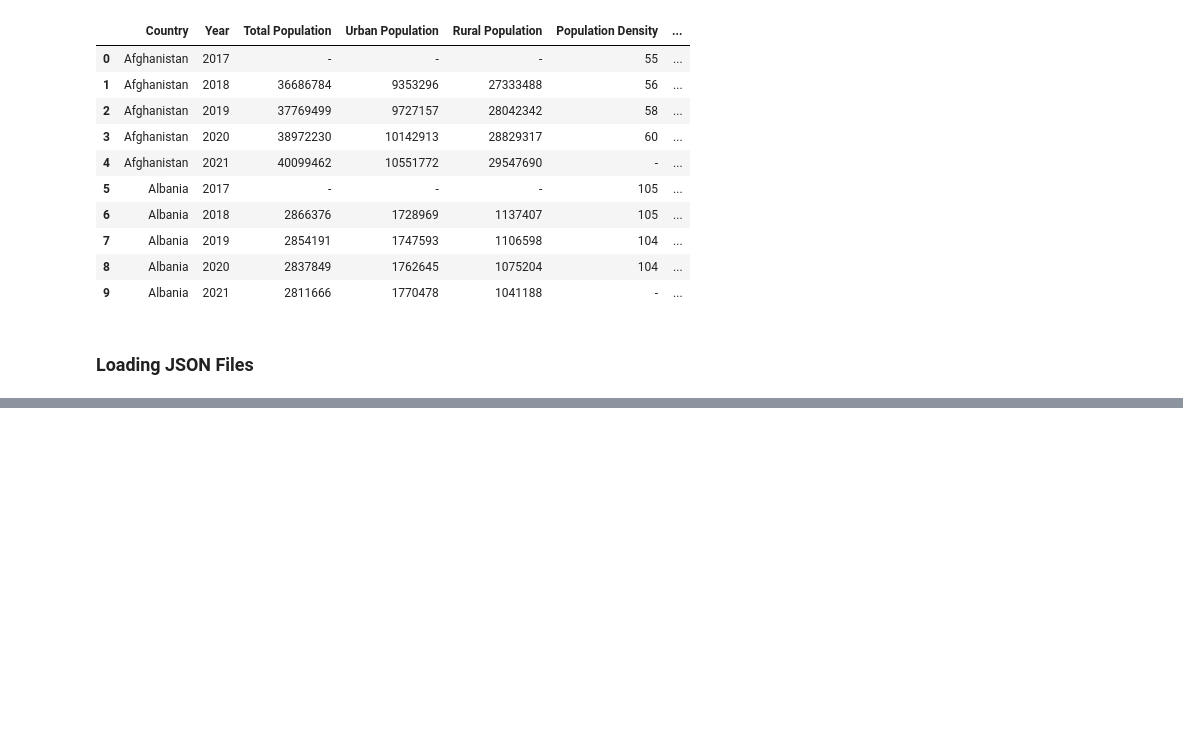
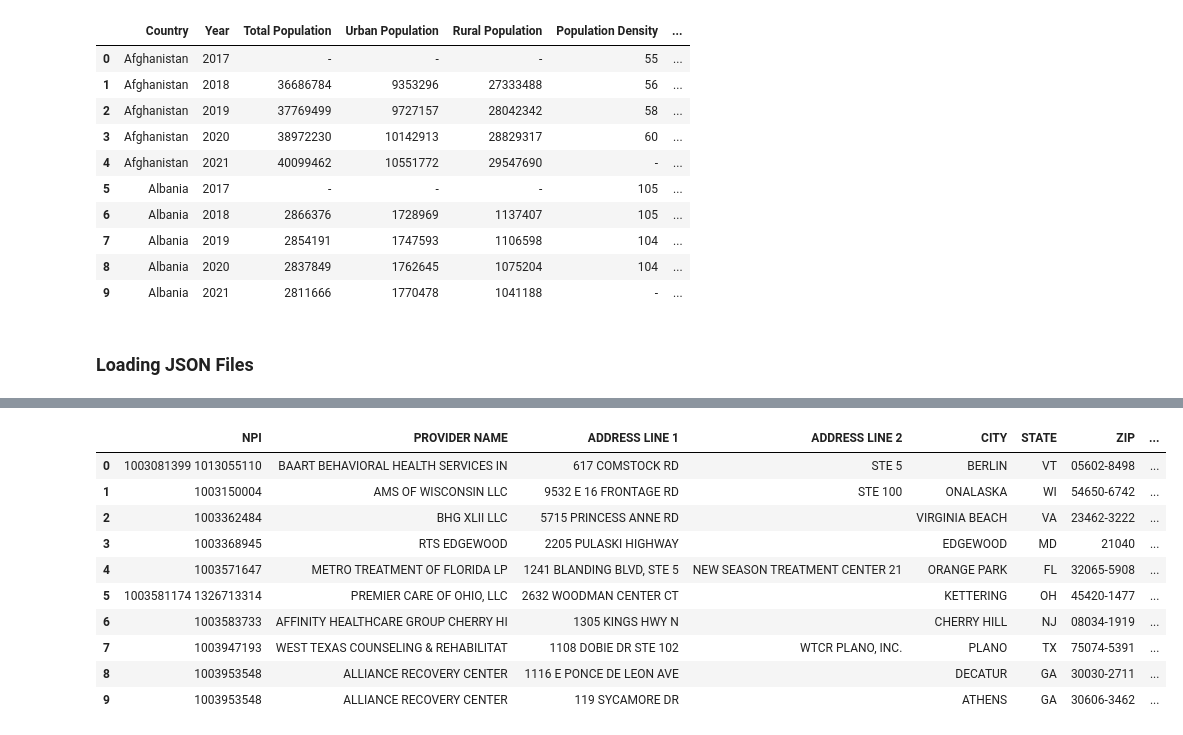
Before and after one commit to Stephen-sanchez1/datasci_1_loading, a Jupyter notebook: HHA_507_HW1.ipynb, the cells around one changed output, grey strips where cells are left out. Drawn from its saved outputs; the diff is of its cells as text; code cells hidden in the pictures; blank space fills up the shorter version.

```diff
--- a/HHA_507_HW1.ipynb
+++ b/HHA_507_HW1.ipynb
@@ -188,0 +208,20 @@ dataset5.head(10)
+# %%
+#  JSON file #1
+# Loading JSON file #1
+
+
+dataset6 = pd.read_json('/Opiod_dataset.json')
+
+dataset6.head(10)
+# %% [output]
+|  | NPI | PROVIDER NAME | ADDRESS LINE 1 | ADDRESS LINE 2 | CITY | STATE | ZIP | ... |
+| 0 | 1003081399 1013055110 | BAART BEHAVIORAL HEALTH SERVICES IN | 617 COMSTOCK RD | STE 5 | BERLIN | VT | 05602-8498 | ... |
+| 1 | 1003150004 | AMS OF WISCONSIN LLC | 9532 E 16 FRONTAGE RD | STE 100 | ONALASKA | WI | 54650-6742 | ... |
+| 2 | 1003362484 | BHG XLII LLC | 5715 PRINCESS ANNE RD |  | VIRGINIA BEACH | VA | 23462-3222 | ... |
+| 3 | 1003368945 | RTS EDGEWOOD | 2205 PULASKI HIGHWAY |  | EDGEWOOD | MD | 21040 | ... |
+| 4 | 1003571647 | METRO TREATMENT OF FLORIDA LP | 1241 BLANDING BLVD, STE 5 | NEW SEASON TREATMENT CENTER 21 | ORANGE PARK | FL | 32065-5908 | ... |
+| 5 | 1003581174 1326713314 | PREMIER CARE OF OHIO, LLC | 2632 WOODMAN CENTER CT |  | KETTERING | OH | 45420-1477 | ... |
+| 6 | 1003583733 | AFFINITY HEALTHCARE GROUP CHERRY HI | 1305 KINGS HWY N |  | CHERRY HILL | NJ | 08034-1919 | ... |
+| 7 | 1003947193 | WEST TEXAS COUNSELING & REHABILITAT | 1108 DOBIE DR STE 102 | WTCR PLANO, INC. | PLANO | TX | 75074-5391 | ... |
+| 8 | 1003953548 | ALLIANCE RECOVERY CENTER | 1116 E PONCE DE LEON AVE |  | DECATUR | GA | 30030-2711 | ... |
+| 9 | 1003953548 | ALLIANCE RECOVERY CENTER | 119 SYCAMORE DR |  | ATHENS | GA | 30606-3462 | ... |
```
Also changed, not shown: parts of 6 cells of this notebook.
